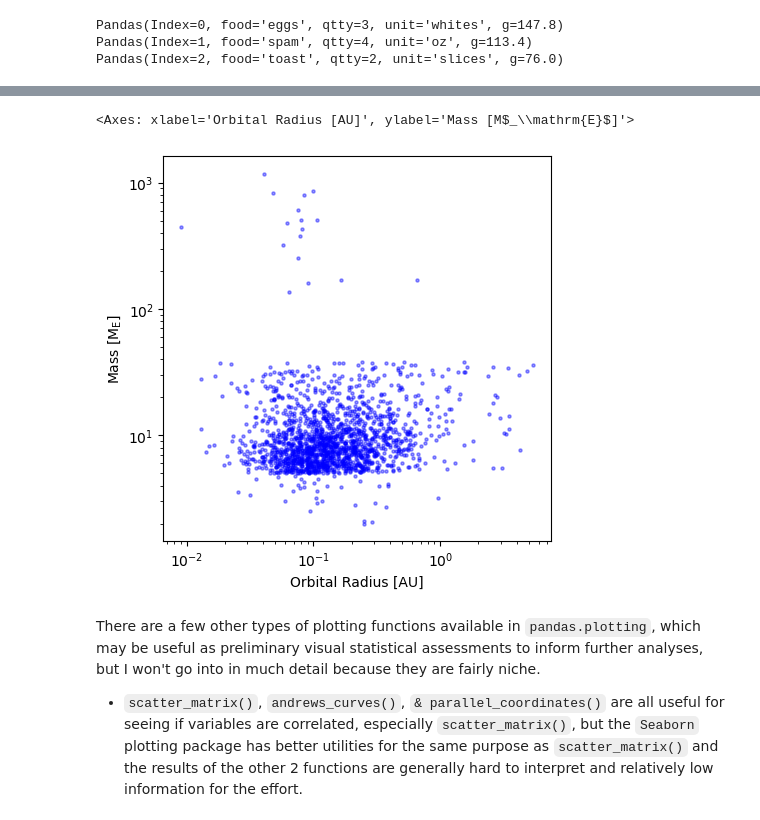
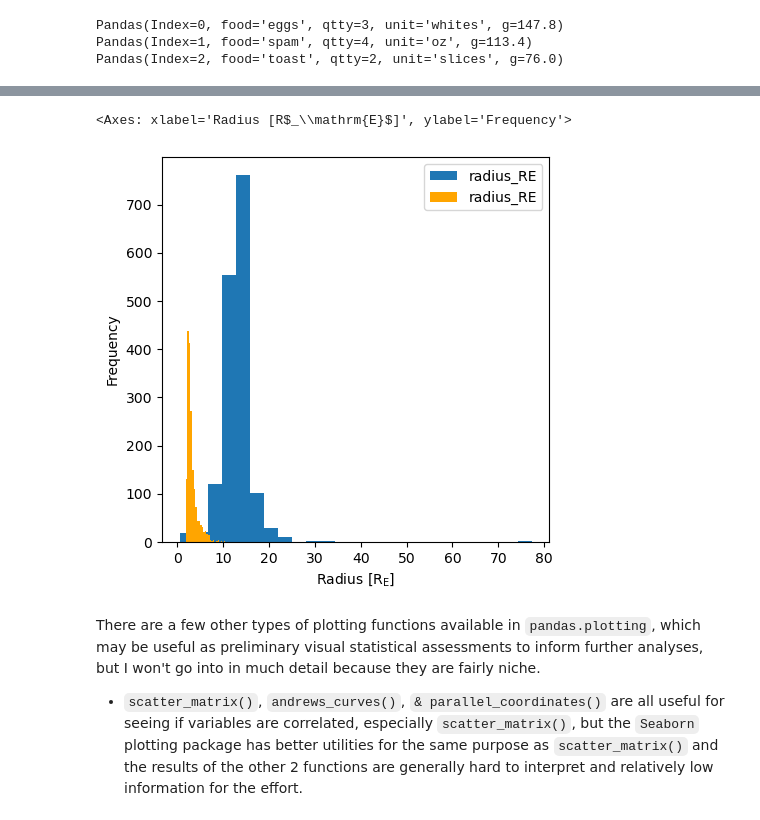
Before and after one commit to rlpitts/Intro-to-Pandas, a Jupyter notebook: PandasIntro.ipynb, the cells around one changed output, grey strips where cells are left out. Cells and saved outputs as stored; diff of their text form; code cells hidden in the pictures.

```diff
--- a/PandasIntro.ipynb
+++ b/PandasIntro.ipynb
@@ -1855,11 +1861,15 @@ These methods can also be called on individual Groups with the `.get_group()` fu
 # %%
-grouped1.get_group(('Neptune-like')).plot(kind='scatter', y='mass_ME', x='orbital_radius_AU',
-                                          loglog=True, ylabel='Mass [M$_\mathrm{E}$]',
-                                          xlabel='Orbital Radius [AU]',marker='.', color='b',
-                                          alpha=0.4, figsize=[5,5])
+import matplotlib.pyplot as plt
+fig, ax = plt.subplots()
+grouped1.get_group(('Gas Giant',)).plot(kind='hist', column='radius_RE', bins=25,
+                                          xlabel='Radius [R$_\mathrm{E}$]', ax=ax,
+                                          figsize=[5,5])
+grouped1.get_group(('Neptune-like',)).plot(kind='hist', column='radius_RE', bins=25,
+                                          xlabel='Radius [R$_\mathrm{E}$]', ax=ax,
+                                          figsize=[5,5], color='orange')
 # %% [output]
-<Axes: xlabel='Orbital Radius [AU]', ylabel='Mass [M$_\\mathrm{E}$]'>
+<Axes: xlabel='Radius [R$_\\mathrm{E}$]', ylabel='Frequency'>
-[figure, old version]
+[figure, new version]
 # %% [markdown]
 There are a few other types of plotting functions available in `pandas.plotting`, which may be useful as preliminary visual statistical assessments to inform further analyses, but I won't go into in much detail because they are fairly niche.
 - `scatter_matrix()`, `andrews_curves()`, `& parallel_coordinates()` are all useful for seeing if variables are correlated, especially `scatter_matrix()`, but the `Seaborn` plotting package has better utilities for the same purpose as `scatter_matrix()` and the results of the other 2 functions are generally hard to interpret and relatively low information for the effort.
```
Also changed, not shown: parts of 20 cells of this notebook.
